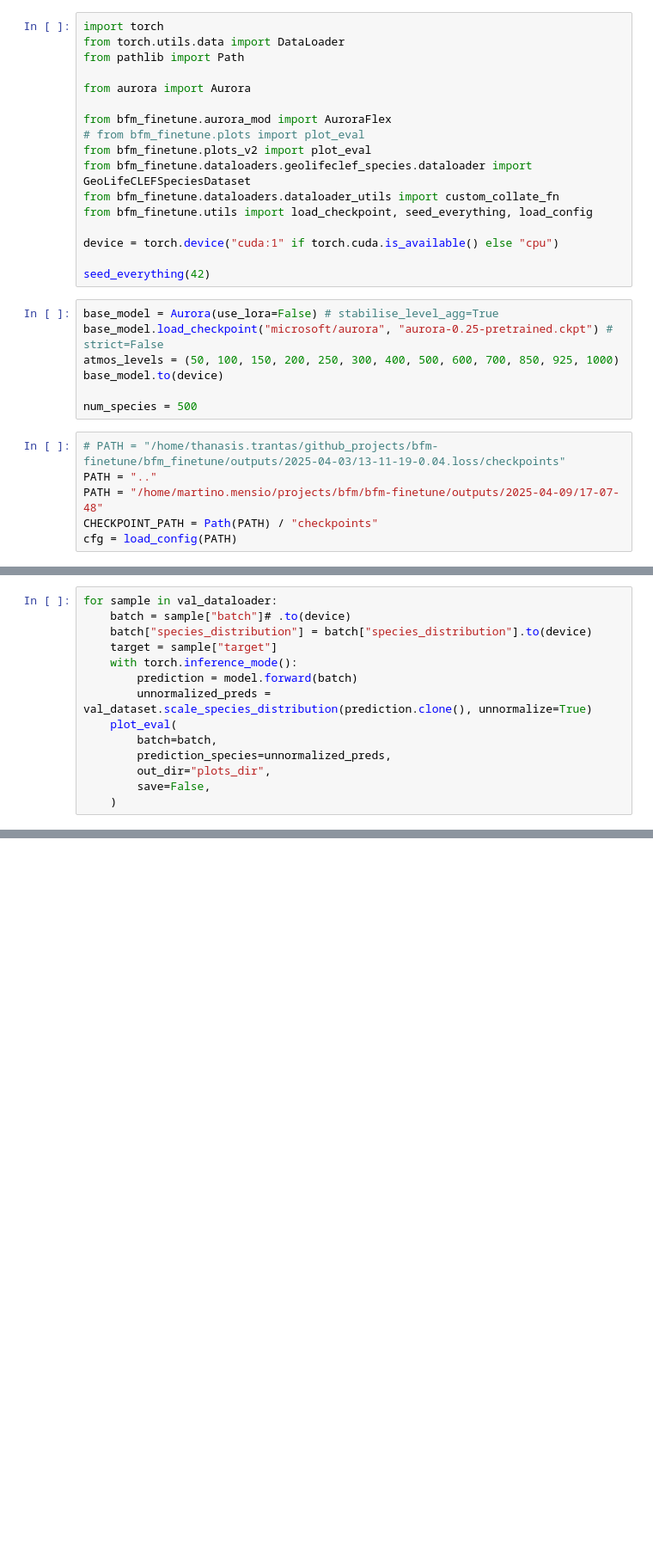
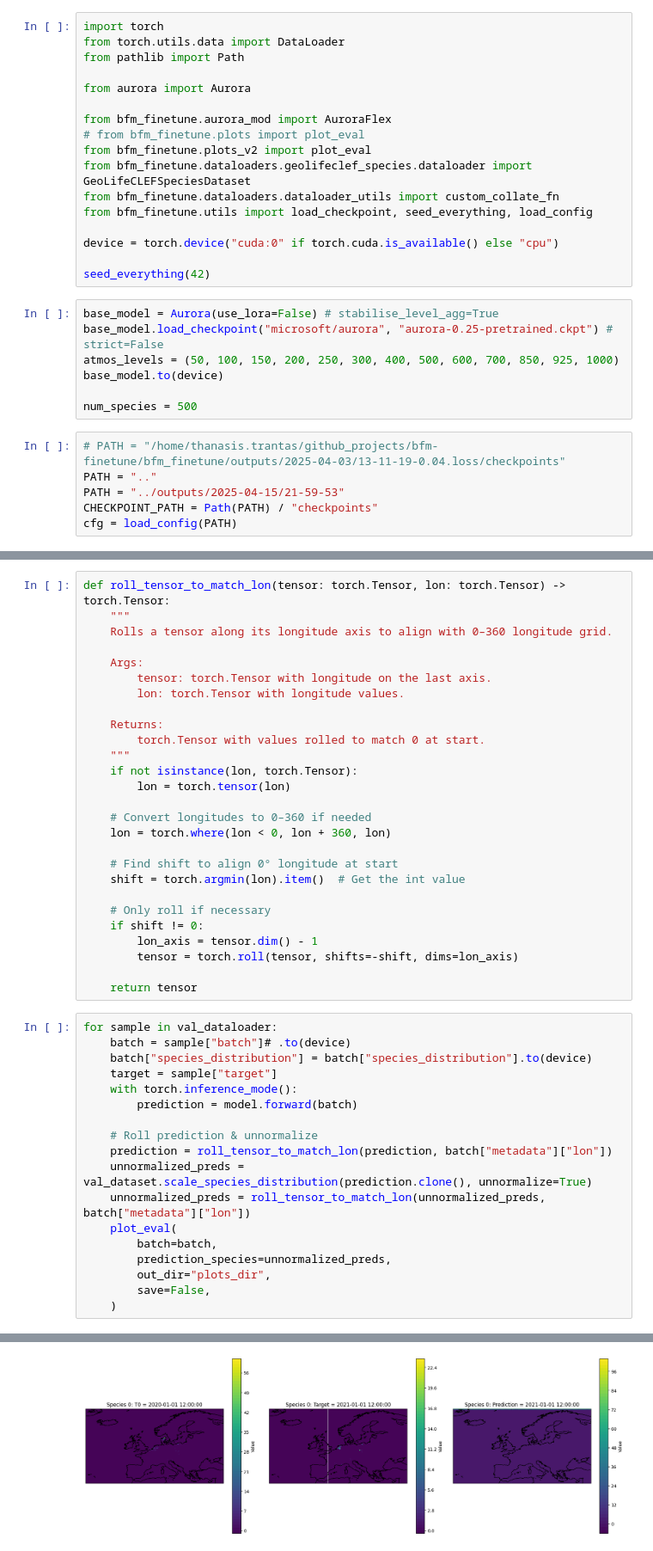
Before and after one commit to BioDT/bfm-finetune, a Jupyter notebook: notebooks/visualise_eval.ipynb, the cells around one changed output, grey strips where cells are left out. Shown at 86% size. Drawn from its saved outputs; the diff is of its cells as text; blank space fills up the shorter version.

Commit message:
roll issue fixed

```diff
--- a/notebooks/visualise_eval.ipynb
+++ b/notebooks/visualise_eval.ipynb
@@ -12,7 +12,7 @@ from bfm_finetune.dataloaders.geolifeclef_species.dataloader import GeoLifeCLEFS
 from bfm_finetune.dataloaders.dataloader_utils import custom_collate_fn
 from bfm_finetune.utils import load_checkpoint, seed_everything, load_config
 
-device = torch.device("cuda:1" if torch.cuda.is_available() else "cpu")
+device = torch.device("cuda:0" if torch.cuda.is_available() else "cpu")
 
 seed_everything(42)
 # %%
@@ -25,7 +25,7 @@ num_species = 500
 # %%
 # PATH = "/home/thanasis.trantas/github_projects/bfm-finetune/bfm_finetune/outputs/2025-04-03/13-11-19-0.04.loss/checkpoints"
 PATH = ".."
-PATH = "/home/martino.mensio/projects/bfm/bfm-finetune/outputs/2025-04-09/17-07-48"
+PATH = "../outputs/2025-04-15/21-59-53"
 CHECKPOINT_PATH = Path(PATH) / "checkpoints"
 cfg = load_config(PATH)
 # %%
@@ -52,3 +58,30 @@ _, _ = load_checkpoint(model, optimizer, CHECKPOINT_PATH)
+# %%
+def roll_tensor_to_match_lon(tensor: torch.Tensor, lon: torch.Tensor) -> torch.Tensor:
+    """
+    Rolls a tensor along its longitude axis to align with 0–360 longitude grid.
+
+    Args:
+        tensor: torch.Tensor with longitude on the last axis.
+        lon: torch.Tensor with longitude values.
+
+    Returns:
+        torch.Tensor with values rolled to match 0 at start.
+    """
+    if not isinstance(lon, torch.Tensor):
+        lon = torch.tensor(lon)
+
+    # Convert longitudes to 0–360 if needed
+    lon = torch.where(lon < 0, lon + 360, lon)
+
+    # Find shift to align 0° longitude at start
+    shift = torch.argmin(lon).item()  # Get the int value
+
+    # Only roll if necessary
+    if shift != 0:
+        lon_axis = tensor.dim() - 1
+        tensor = torch.roll(tensor, shifts=-shift, dims=lon_axis)
+
+    return tensor
 # %%
 for sample in val_dataloader:
     batch = sample["batch"]# .to(device)
@@ -56,10 +89,15 @@ for sample in val_dataloader:
     target = sample["target"]
     with torch.inference_mode():
         prediction = model.forward(batch)
-        unnormalized_preds = val_dataset.scale_species_distribution(prediction.clone(), unnormalize=True)
+
+    # Roll prediction & unnormalize
+    prediction = roll_tensor_to_match_lon(prediction, batch["metadata"]["lon"])
+    unnormalized_preds = val_dataset.scale_species_distribution(prediction.clone(), unnormalize=True)
+    unnormalized_preds = roll_tensor_to_match_lon(unnormalized_preds, batch["metadata"]["lon"])
     plot_eval(
         batch=batch,
         prediction_species=unnormalized_preds,
         out_dir="plots_dir",
         save=False,
     )
+# %% [output]
@@ -65,0 +105 @@ for sample in val_dataloader:
+[figure, added]
```
Also changed, not shown: parts of 4 cells of this notebook, 11 other files.
